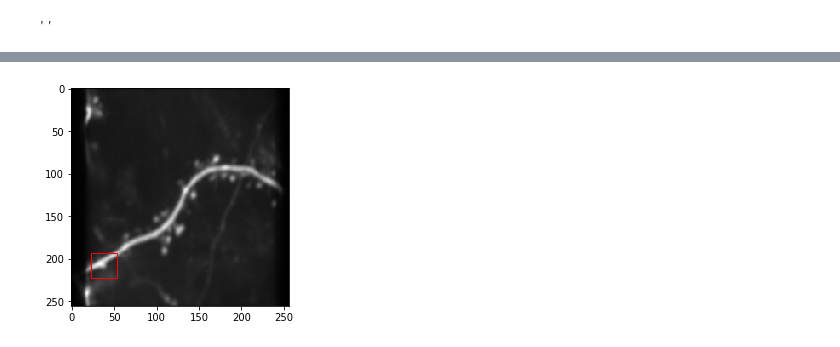
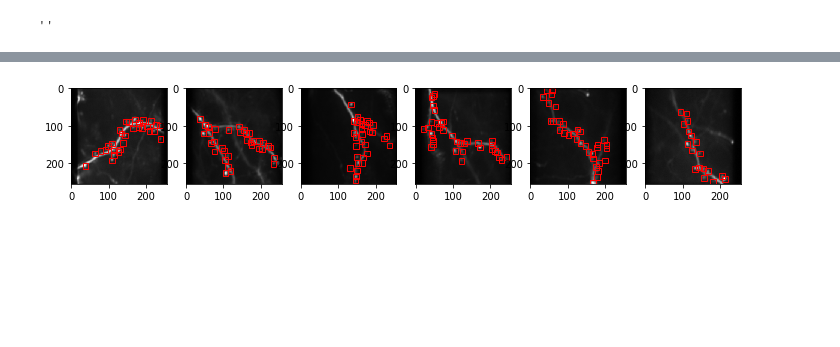
Before and after one commit to mikeusru/yolo_spines, a Jupyter notebook: spine_preprocessing/collect_spine_data.ipynb, the cells around one changed output, grey strips where cells are left out. Drawn from its saved outputs; the diff is of its cells as text; code cells hidden in the pictures; blank space fills up the shorter version.

```diff
--- a/spine_preprocessing/collect_spine_data.ipynb
+++ b/spine_preprocessing/collect_spine_data.ipynb
@@ -234,17 +237,22 @@ def coords_to_boxes(x_y_coordinates):
             box = np.array([1, x-BOX_WIDTH/2,y-BOX_HEIGHT/2, x+BOX_WIDTH/2,y+BOX_HEIGHT/2])
             boxes.append(box)
     return np.array(boxes)
-# %%
-# preview image and single box using coordinates
-fig,ax = plt.subplots(1)
-ax.imshow(img_df.loc[0]['images'])
-x_rect = img_df.loc[0]['x_y_coordinates'][0][0]-BOX_WIDTH/2
-y_rect = img_df.loc[0]['x_y_coordinates'][1][0]-BOX_HEIGHT/2
-rect = patches.Rectangle((x_rect,y_rect),BOX_WIDTH,BOX_HEIGHT,linewidth=1,edgecolor='r',facecolor='none')
-ax.add_patch(rect)
-plt.show()
-# %% [output]
-[figure, removed]
+# %%
+#Show a few sample split images with boxes
+n_img = 6
+fig, m_axs = plt.subplots(1, n_img, figsize=(12, 4))
+for img,ax_ind in zip(img_df['images'].loc[:n_img], range(6)):
+    m_axs[ax_ind].imshow(img)
+    if sum(img_df['x_y_coordinates'].loc[ax_ind].shape) > 0:
+        for xy in img_df['x_y_coordinates'].loc[ax_ind]:
+#             x_rect = x-BOX_WIDTH/2
+#             y_rect = y-BOX_HEIGHT/2
+            x_y_rect = xy-np.array([BOX_HEIGHT/2,BOX_WIDTH/2])
+            rect = patches.Rectangle((x_y_rect),BOX_WIDTH,BOX_HEIGHT,linewidth=1,edgecolor='r',facecolor='none')
+            m_axs[ax_ind].add_patch(rect)
+plt.show(fig)
+# %% [output]
+[figure, added]
 # %%
 #Apply padding to all images and shift coordinates respectively
 img_df = img_df.apply(pad_image_and_shift_coordinates, axis = 1)
```
Also changed, not shown: parts of 19 cells of this notebook, 1 other file.
